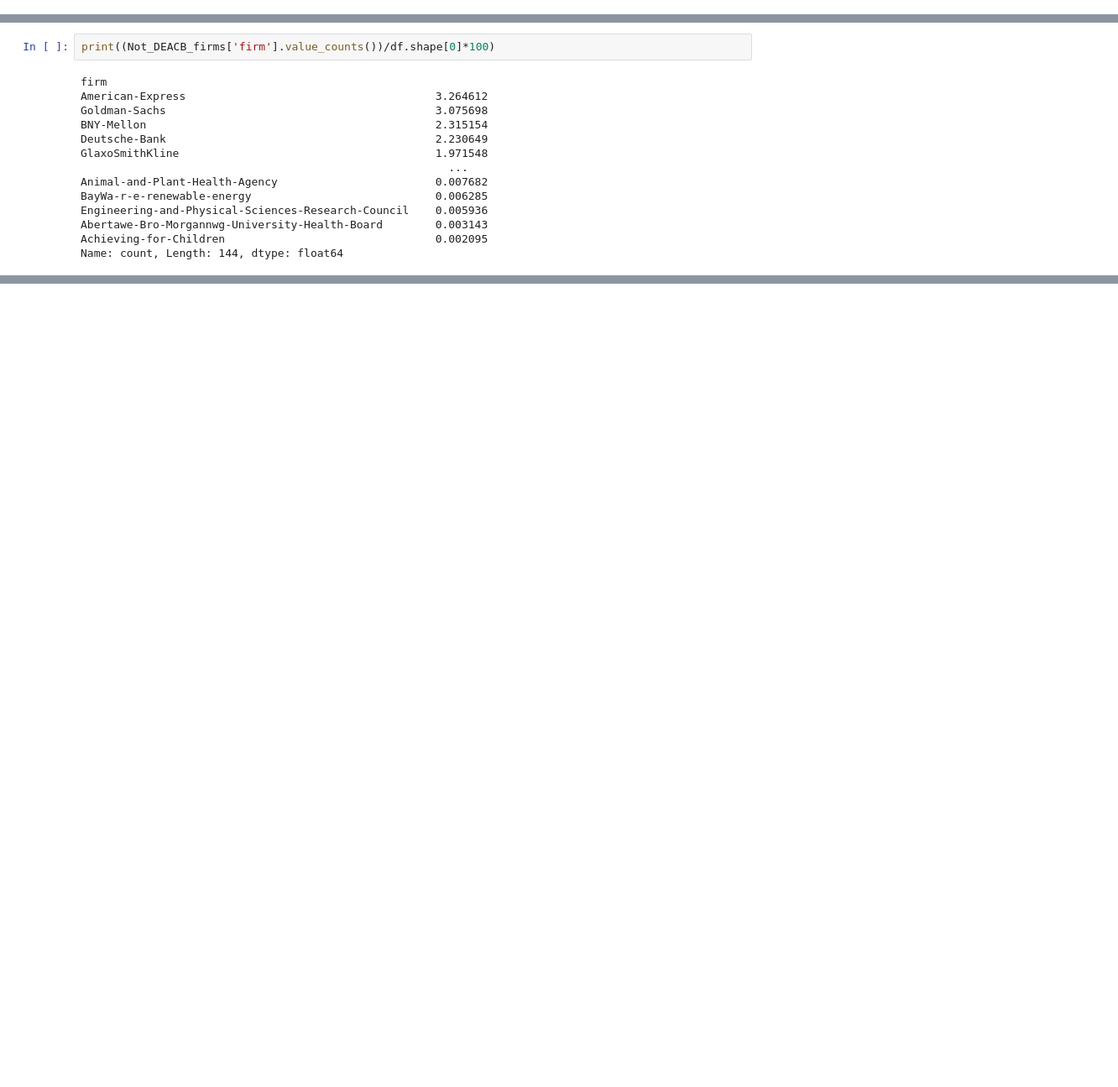
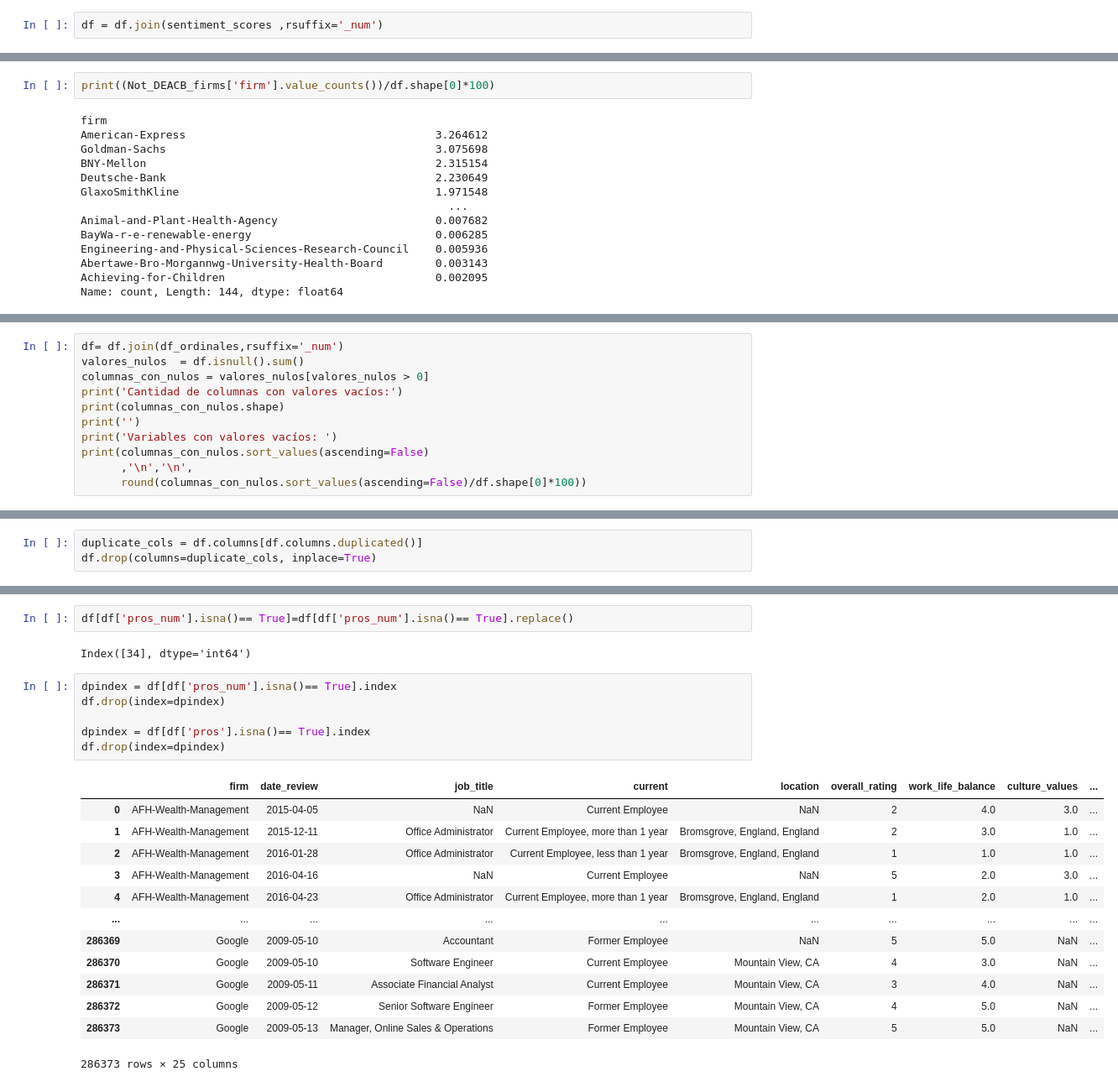
Before and after one commit to rodolforojasd/Proyecto, a Jupyter notebook: ProyectoDS_ParteII_+Rojas.ipynb, the cells around one changed output, grey strips where cells are left out. Shown at 84% size. Saved outputs shown, nothing was run; the diff lists cells and outputs as text; blank space fills up the shorter version.

```diff
--- a/ProyectoDS_ParteII_+Rojas.ipynb
+++ b/ProyectoDS_ParteII_+Rojas.ipynb
@@ -160,0 +442,2 @@ Name: count, Length: 26786, dtype: float64
+# %%
+df = df.join(sentiment_scores ,rsuffix='_num')
@@ -372,0 +708,11 @@ v - Positive, r - Mild, x - Negative, o - No opinion
+# %%
+df= df.join(df_ordinales,rsuffix='_num')
+valores_nulos  = df.isnull().sum()
+columnas_con_nulos = valores_nulos[valores_nulos > 0]
+print('Cantidad de columnas con valores vacíos:')
+print(columnas_con_nulos.shape)
+print('')
+print('Variables con valores vacíos: ')
+print(columnas_con_nulos.sort_values(ascending=False)
+      ,'\n','\n',
+      round(columnas_con_nulos.sort_values(ascending=False)/df.shape[0]*100))
@@ -372,0 +737,3 @@ v - Positive, r - Mild, x - Negative, o - No opinion
+# %%
+duplicate_cols = df.columns[df.columns.duplicated()]
+df.drop(columns=duplicate_cols, inplace=True)
@@ -372,0 +821,24 @@ v - Positive, r - Mild, x - Negative, o - No opinion
+# %%
+df[df['pros_num'].isna()== True]=df[df['pros_num'].isna()== True].replace()
+# %% [output]
+Index([34], dtype='int64')
+# %%
+dpindex = df[df['pros_num'].isna()== True].index
+df.drop(index=dpindex)
+
+dpindex = df[df['pros'].isna()== True].index
+df.drop(index=dpindex)
+# %% [output]
+|  | firm | date_review | job_title | current | location | overall_rating | work_life_balance | culture_values | ... |
+| 0 | AFH-Wealth-Management | 2015-04-05 | NaN | Current Employee | NaN | 2 | 4.0 | 3.0 | ... |
+| 1 | AFH-Wealth-Management | 2015-12-11 | Office Administrator | Current Employee, more than 1 year | Bromsgrove, England, England | 2 | 3.0 | 1.0 | ... |
+| 2 | AFH-Wealth-Management | 2016-01-28 | Office Administrator | Current Employee, less than 1 year | Bromsgrove, England, England | 1 | 1.0 | 1.0 | ... |
+| 3 | AFH-Wealth-Management | 2016-04-16 | NaN | Current Employee | NaN | 5 | 2.0 | 3.0 | ... |
+| 4 | AFH-Wealth-Management | 2016-04-23 | Office Administrator | Current Employee, more than 1 year | Bromsgrove, England, England | 1 | 2.0 | 1.0 | ... |
+| ... | ... | ... | ... | ... | ... | ... | ... | ... | ... |
+| 286369 | Google | 2009-05-10 | Accountant | Former Employee | NaN | 5 | 5.0 | NaN | ... |
+| 286370 | Google | 2009-05-10 | Software Engineer | Current Employee | Mountain View, CA | 4 | 3.0 | NaN | ... |
+| 286371 | Google | 2009-05-11 | Associate Financial Analyst | Current Employee | Mountain View, CA | 3 | 4.0 | NaN | ... |
+| 286372 | Google | 2009-05-12 | Senior Software Engineer | Former Employee | Mountain View, CA | 4 | 5.0 | NaN | ... |
+| 286373 | Google | 2009-05-13 | Manager, Online Sales & Operations | Former Employee | Mountain View, CA | 5 | 5.0 | NaN | ... |
+286373 rows × 25 columns
```
Also changed, not shown: parts of 39 cells of this notebook, 11 other files.
